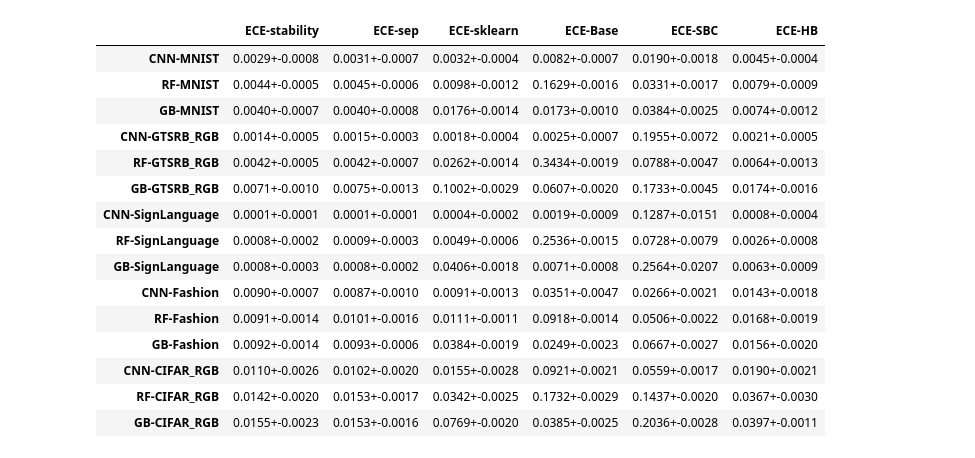
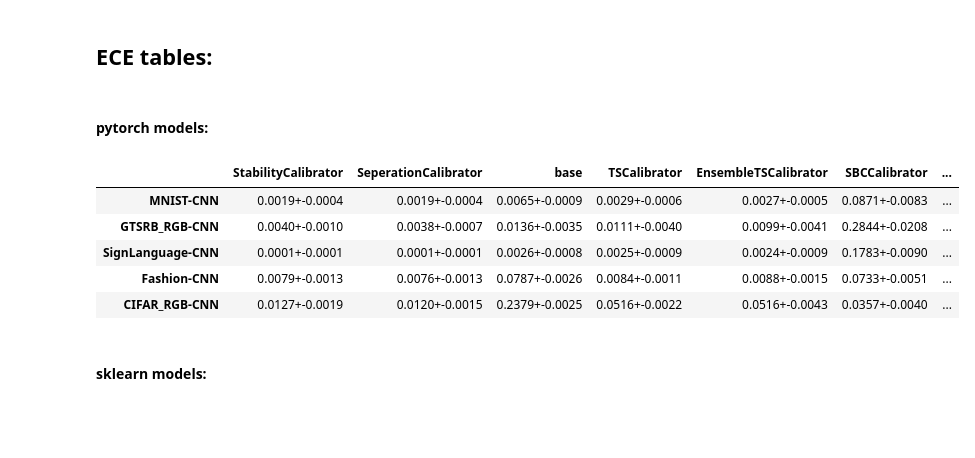
Before and after one commit to Liel-leman/Geometric-Calibrator, a Jupyter notebook: results.ipynb, the cells around one changed output. Drawn from its saved outputs; the diff is of its cells as text; code cells hidden in the pictures; blank space fills up the shorter version.

```diff
--- a/results.ipynb
+++ b/results.ipynb
@@ -9,9 +11,11 @@ The below cell is about
 # %%
+#sklean models
 models = ['CNN','RF','GB']
 datasets = ['MNIST','GTSRB_RGB','SignLanguage','Fashion','CIFAR_RGB']
-series =[]
+acc_lst = []
 for dataset in datasets:
     for model in models:
-        serie = compare_calib_table(model_name=model,dataset_name=dataset,fitting = 'isotonic_regression')
-        series.append(serie)
+        serie = calculate_avarege_acc(model,dataset)
+        acc_lst.append(serie)
+pd.concat(acc_lst, axis=0,names=['Accuracy'])
 # %% [output]
@@ -75,22 +53,34 @@ GTSRB_RGB-GB-HB:  0.017434308165516037+-0.0016275305411201056
+# %% [markdown]
+## ECE tables:
+# %% [markdown]
+#### pytorch models:
+# %%
+#load all ece's
+calib_methods = ['base', 'TSCalibrator', 'EnsembleTSCalibrator', 'HBCalibrator', 'SBCCalibrator', 'StabilityCalibrator','SepCalibrator', 'stab->SBC-Calibrator']
+datasets = ['MNIST','GTSRB_RGB','SignLanguage','Fashion','CIFAR_RGB']
+series = []
+d = {dataset:[] for dataset in datasets}
+for dataset in datasets:
+    ecesSpecificDataset = []
+    for shuffle in range(10):
+        PATH_ece = f'./{dataset}/{shuffle}/pytorch/ECEs.npy'
+        ecesSpecificDataset.append(np.load(PATH_ece,allow_pickle=True).item())
+
+    ECEs = np.array([list(dic.values()) for dic in ecesSpecificDataset])
+    conf_interval = np.apply_along_axis(mean_confidence_interval_str, 0, ECEs)
+    calib_methods = list(ecesSpecificDataset[0].keys())
+    prep_df_mnist = {calib:val for val, calib in zip(conf_interval, calib_methods)}
+    serie = pd.DataFrame.from_dict(prep_df_mnist, orient = 'index', columns=[f'{dataset}-CNN'])
+    series.append(serie)
 # %%
-df = series[0]
-for s in series[1:]:
-    df = df.append(s)
+df = pd.concat(series, axis=1)
+df = df.T.drop(columns=['IsotonicCalibrator','PlattCalibrator'])
+df = df[['StabilityCalibrator','SeperationCalibrator','base','TSCalibrator','EnsembleTSCalibrator','SBCCalibrator','HBCalibrator']]
 df.style.apply(color_max, axis=1)
 # %% [output]
-|  | ECE-stability | ECE-sep | ECE-sklearn | ECE-Base | ECE-SBC | ECE-HB |
-| CNN-MNIST | 0.0029+-0.0008 | 0.0031+-0.0007 | 0.0032+-0.0004 | 0.0082+-0.0007 | 0.0190+-0.0018 | 0.0045+-0.0004 |
-| RF-MNIST | 0.0044+-0.0005 | 0.0045+-0.0006 | 0.0098+-0.0012 | 0.1629+-0.0016 | 0.0331+-0.0017 | 0.0079+-0.0009 |
-| GB-MNIST | 0.0040+-0.0007 | 0.0040+-0.0008 | 0.0176+-0.0014 | 0.0173+-0.0010 | 0.0384+-0.0025 | 0.0074+-0.0012 |
-| CNN-GTSRB_RGB | 0.0014+-0.0005 | 0.0015+-0.0003 | 0.0018+-0.0004 | 0.0025+-0.0007 | 0.1955+-0.0072 | 0.0021+-0.0005 |
-| RF-GTSRB_RGB | 0.0042+-0.0005 | 0.0042+-0.0007 | 0.0262+-0.0014 | 0.3434+-0.0019 | 0.0788+-0.0047 | 0.0064+-0.0013 |
-| GB-GTSRB_RGB | 0.0071+-0.0010 | 0.0075+-0.0013 | 0.1002+-0.0029 | 0.0607+-0.0020 | 0.1733+-0.0045 | 0.0174+-0.0016 |
-| CNN-SignLanguage | 0.0001+-0.0001 | 0.0001+-0.0001 | 0.0004+-0.0002 | 0.0019+-0.0009 | 0.1287+-0.0151 | 0.0008+-0.0004 |
-| RF-SignLanguage | 0.0008+-0.0002 | 0.0009+-0.0003 | 0.0049+-0.0006 | 0.2536+-0.0015 | 0.0728+-0.0079 | 0.0026+-0.0008 |
-| GB-SignLanguage | 0.0008+-0.0003 | 0.0008+-0.0002 | 0.0406+-0.0018 | 0.0071+-0.0008 | 0.2564+-0.0207 | 0.0063+-0.0009 |
-| CNN-Fashion | 0.0090+-0.0007 | 0.0087+-0.0010 | 0.0091+-0.0013 | 0.0351+-0.0047 | 0.0266+-0.0021 | 0.0143+-0.0018 |
-| RF-Fashion | 0.0091+-0.0014 | 0.0101+-0.0016 | 0.0111+-0.0011 | 0.0918+-0.0014 | 0.0506+-0.0022 | 0.0168+-0.0019 |
-| GB-Fashion | 0.0092+-0.0014 | 0.0093+-0.0006 | 0.0384+-0.0019 | 0.0249+-0.0023 | 0.0667+-0.0027 | 0.0156+-0.0020 |
-| CNN-CIFAR_RGB | 0.0110+-0.0026 | 0.0102+-0.0020 | 0.0155+-0.0028 | 0.0921+-0.0021 | 0.0559+-0.0017 | 0.0190+-0.0021 |
-| RF-CIFAR_RGB | 0.0142+-0.0020 | 0.0153+-0.0017 | 0.0342+-0.0025 | 0.1732+-0.0029 | 0.1437+-0.0020 | 0.0367+-0.0030 |
-| GB-CIFAR_RGB | 0.0155+-0.0023 | 0.0153+-0.0016 | 0.0769+-0.0020 | 0.0385+-0.0025 | 0.2036+-0.0028 | 0.0397+-0.0011 |
+|  | StabilityCalibrator | SeperationCalibrator | base | TSCalibrator | EnsembleTSCalibrator | SBCCalibrator | ... |
+| MNIST-CNN | 0.0019+-0.0004 | 0.0019+-0.0004 | 0.0065+-0.0009 | 0.0029+-0.0006 | 0.0027+-0.0005 | 0.0871+-0.0083 | ... |
+| GTSRB_RGB-CNN | 0.0040+-0.0010 | 0.0038+-0.0007 | 0.0136+-0.0035 | 0.0111+-0.0040 | 0.0099+-0.0041 | 0.2844+-0.0208 | ... |
+| SignLanguage-CNN | 0.0001+-0.0001 | 0.0001+-0.0001 | 0.0026+-0.0008 | 0.0025+-0.0009 | 0.0024+-0.0009 | 0.1783+-0.0090 | ... |
+| Fashion-CNN | 0.0079+-0.0013 | 0.0076+-0.0013 | 0.0787+-0.0026 | 0.0084+-0.0011 | 0.0088+-0.0015 | 0.0733+-0.0051 | ... |
+| CIFAR_RGB-CNN | 0.0127+-0.0019 | 0.0120+-0.0015 | 0.2379+-0.0025 | 0.0516+-0.0022 | 0.0516+-0.0043 | 0.0357+-0.0040 | ... |
@@ -98,0 +87,2 @@ df.to_csv('Table_1.csv')
+# %% [markdown]
+#### sklearn models:
```
Also changed, not shown: parts of 13 cells of this notebook, 23 other files.
